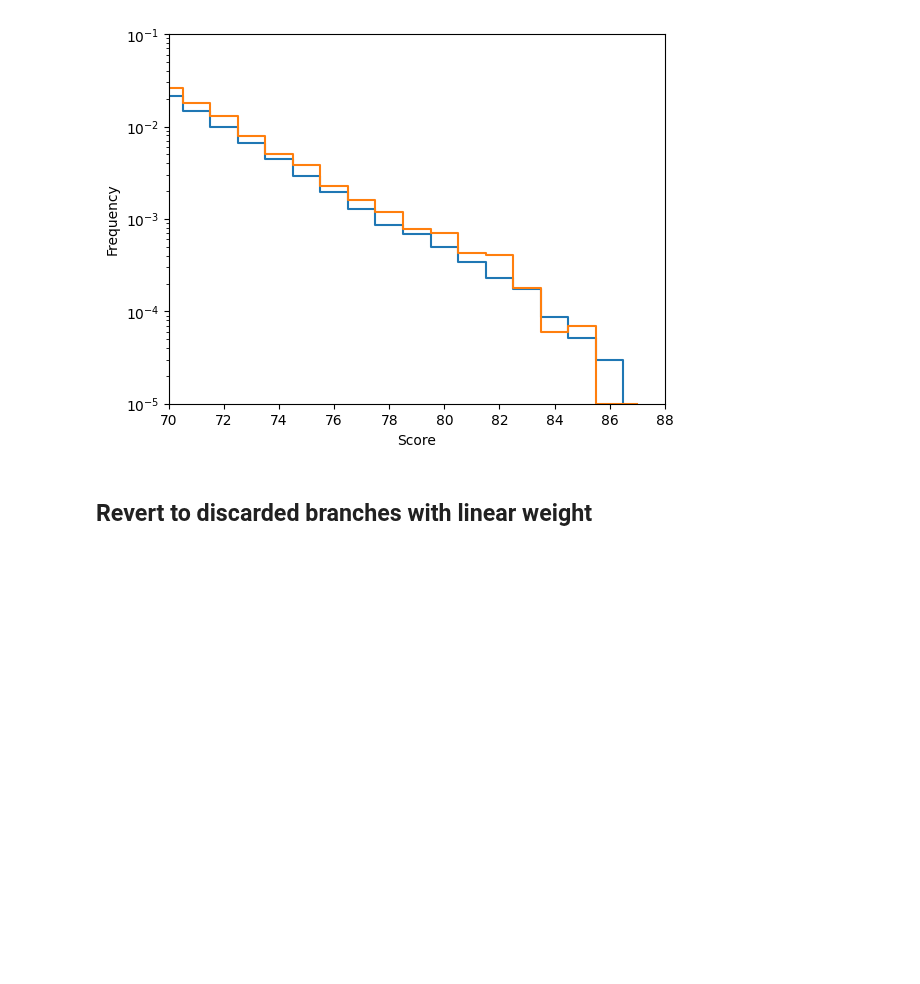
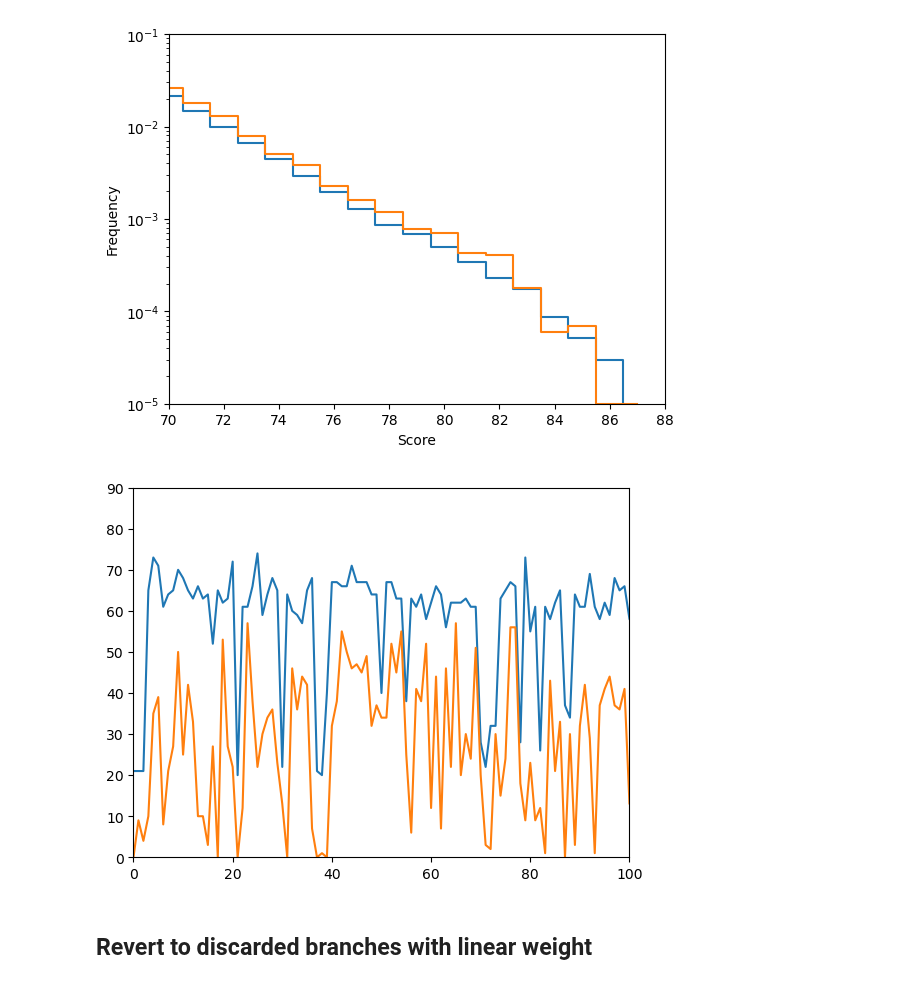
Before and after one commit to gillioz/MorpionSolitaire, a Jupyter notebook: dotnet/Statistics.ipynb, the cells around one changed output. Cells and saved outputs as stored; diff of their text form; code cells hidden in the pictures; blank space fills up the shorter version.

```diff
--- a/dotnet/Statistics.ipynb
+++ b/dotnet/Statistics.ipynb
@@ -239,6 +249,16 @@ plt.yscale('log')
 plt.show()
 # %% [output]
 [figure]
+# %%
+discarded_sequence = pd.read_csv("data/discarded/sequence.csv", names=["Start", "Score"])
+# %%
+plt.plot(discarded_sequence["Score"])
+plt.plot(discarded_sequence["Start"])
+plt.xlim(0, 100)
+plt.ylim(0, 90)
+plt.show()
+# %% [output]
+[figure, added]
 # %% [markdown]
 ## Revert to discarded branches with linear weight
 # %% [markdown]
```
Also changed, not shown: parts of 6 cells of this notebook, 6 other files.
